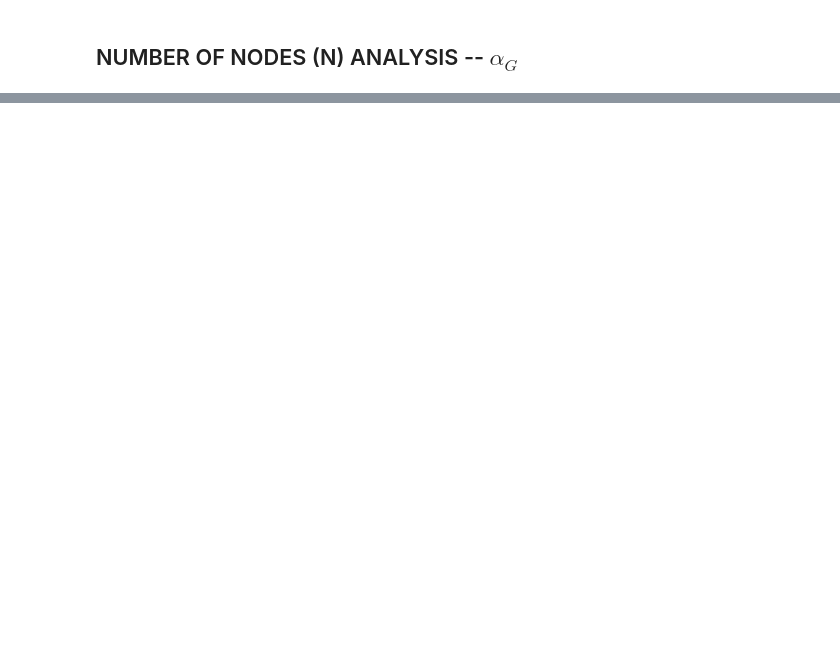
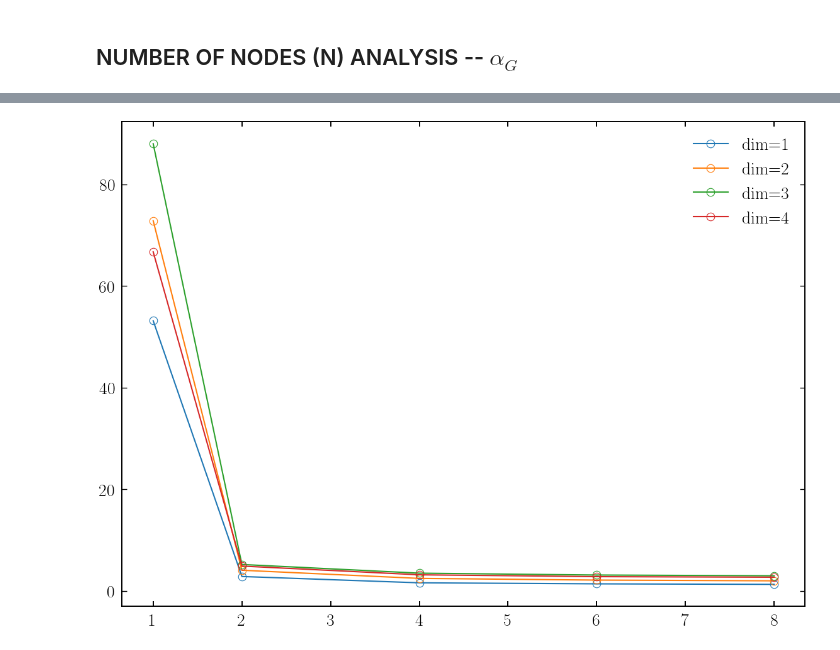
Before and after one commit to JuniorAlencar/SpatialPreferential, a Jupyter notebook: scripts/jupyter/properties.ipynb, the cells around one changed output, grey strips where cells are left out. Cells and saved outputs as stored; diff of their text form; code cells hidden in the pictures; blank space fills up the shorter version.

Commit message:
fix logN plot

```diff
--- a/scripts/jupyter/properties.ipynb
+++ b/scripts/jupyter/properties.ipynb
@@ -1154,0 +1147,11 @@ params_df
+# %%
+dimensions = [1,2,3,4]
+alpha_g_filt = params_df_alpha_g['alpha_g'].unique()
+for dim in dimensions:
+    df_filter = params_df_alpha_g[params_df_alpha_g['dim']==dim]
+    plt.plot(df_filter["alpha_g"], df_filter["B"],'o-', label=f'dim={dim}')
+    #plt.xlim([2.0, df_filter["alpha_g"].max()])
+plt.legend()
+plt.show()
+# %% [output]
+[figure, added]
```
Also changed, not shown: parts of 6 cells of this notebook, 1 other file.
